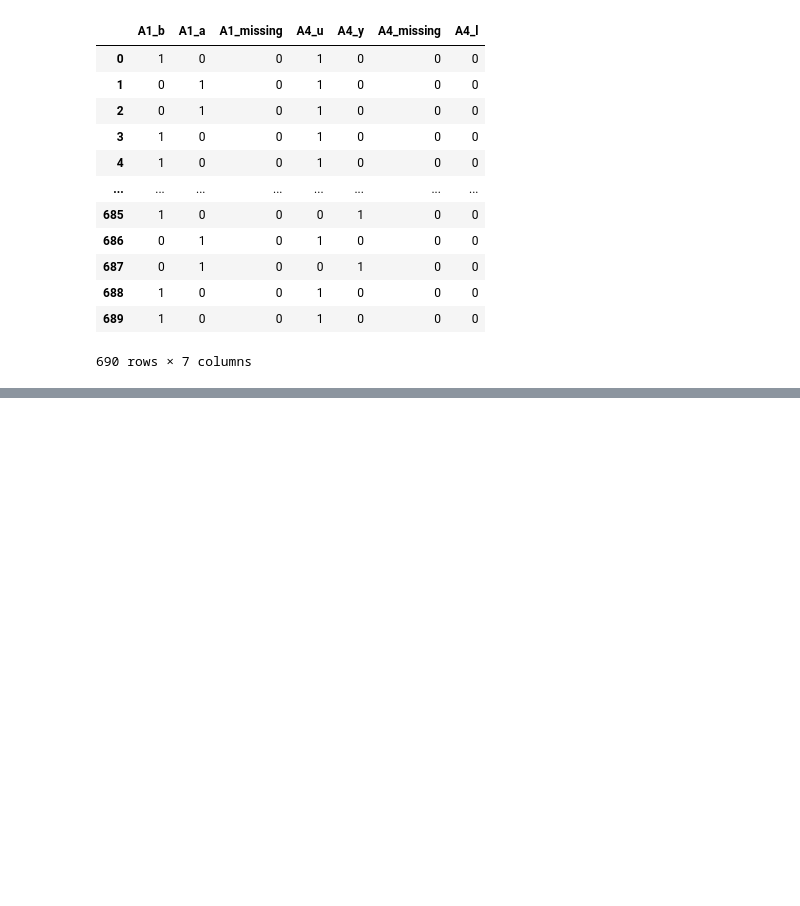
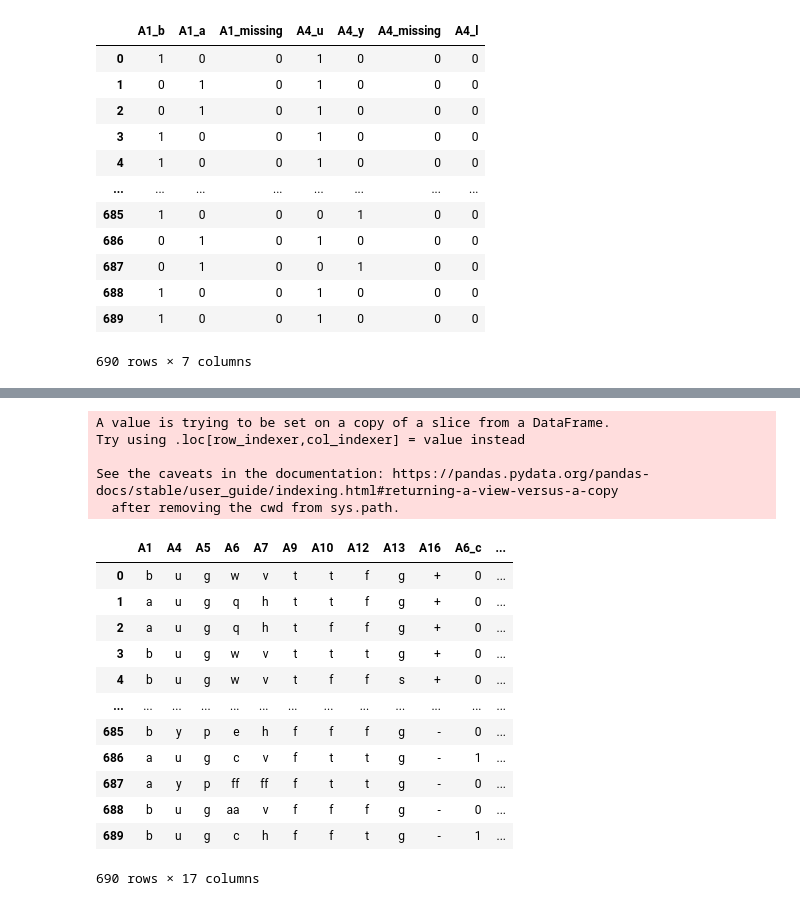
Before and after one commit to ashen007/Feature_enginering, a Jupyter notebook: notebooks/encoding features.ipynb, the cells around one changed output, grey strips where cells are left out. Cells and saved outputs as stored; diff of their text form; code cells hidden in the pictures; blank space fills up the shorter version.

Commit message:
encode binary values to most frequent categories rather than encode all categories in certain feature. this helps to reduce width of dataset.

```diff
--- a/notebooks/encoding features.ipynb
+++ b/notebooks/encoding features.ipynb
@@ -367,0 +390,26 @@ encoder.transform(categorical_feature[['A1','A4']])
+# %%
+most_freq_cols = ['c','q','w','i','aa','ff','k']
+
+for col in most_freq_cols:
+    categorical_feature[f'A6_{col}'] = np.where(categorical_feature['A6'] == col,1,0)
+
+categorical_feature
+# %% [output]
+A value is trying to be set on a copy of a slice from a DataFrame.
+Try using .loc[row_indexer,col_indexer] = value instead
+
+See the caveats in the documentation: https://pandas.pydata.org/pandas-docs/stable/user_guide/indexing.html#returning-a-view-versus-a-copy
+  after removing the cwd from sys.path.
+|  | A1 | A4 | A5 | A6 | A7 | A9 | A10 | A12 | A13 | A16 | A6_c | ... |
+| 0 | b | u | g | w | v | t | t | f | g | + | 0 | ... |
+| 1 | a | u | g | q | h | t | t | f | g | + | 0 | ... |
+| 2 | a | u | g | q | h | t | f | f | g | + | 0 | ... |
+| 3 | b | u | g | w | v | t | t | t | g | + | 0 | ... |
+| 4 | b | u | g | w | v | t | f | f | s | + | 0 | ... |
+| ... | ... | ... | ... | ... | ... | ... | ... | ... | ... | ... | ... | ... |
+| 685 | b | y | p | e | h | f | f | f | g | - | 0 | ... |
+| 686 | a | u | g | c | v | f | t | t | g | - | 1 | ... |
+| 687 | a | y | p | ff | ff | f | t | t | g | - | 0 | ... |
+| 688 | b | u | g | aa | v | f | f | f | g | - | 0 | ... |
+| 689 | b | u | g | c | h | f | f | t | g | - | 1 | ... |
+690 rows × 17 columns
```
Also changed, not shown: parts of 5 cells of this notebook.
